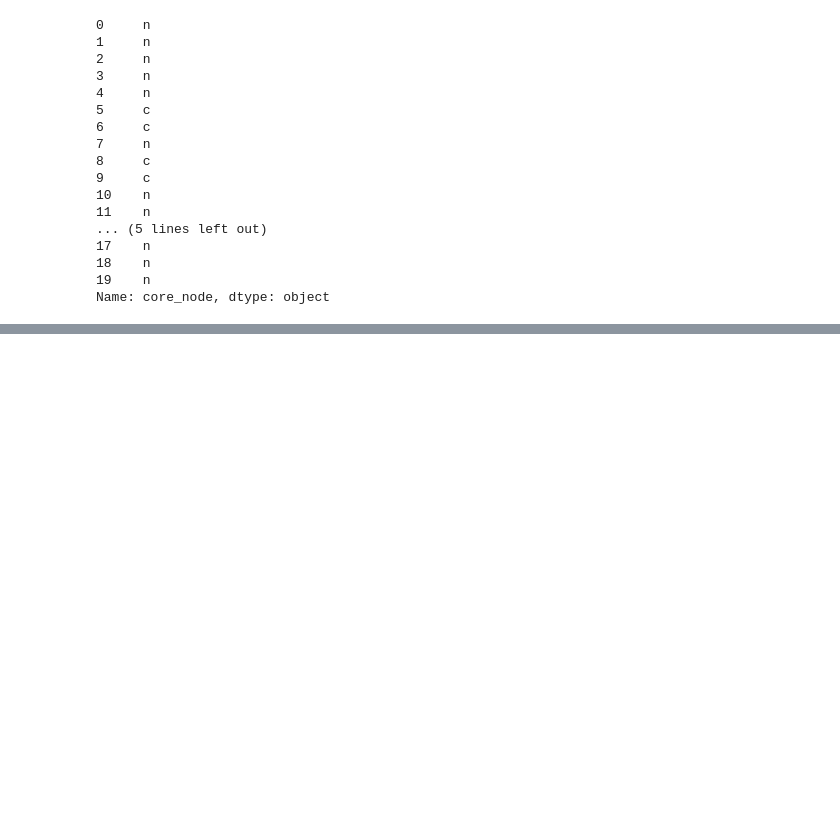
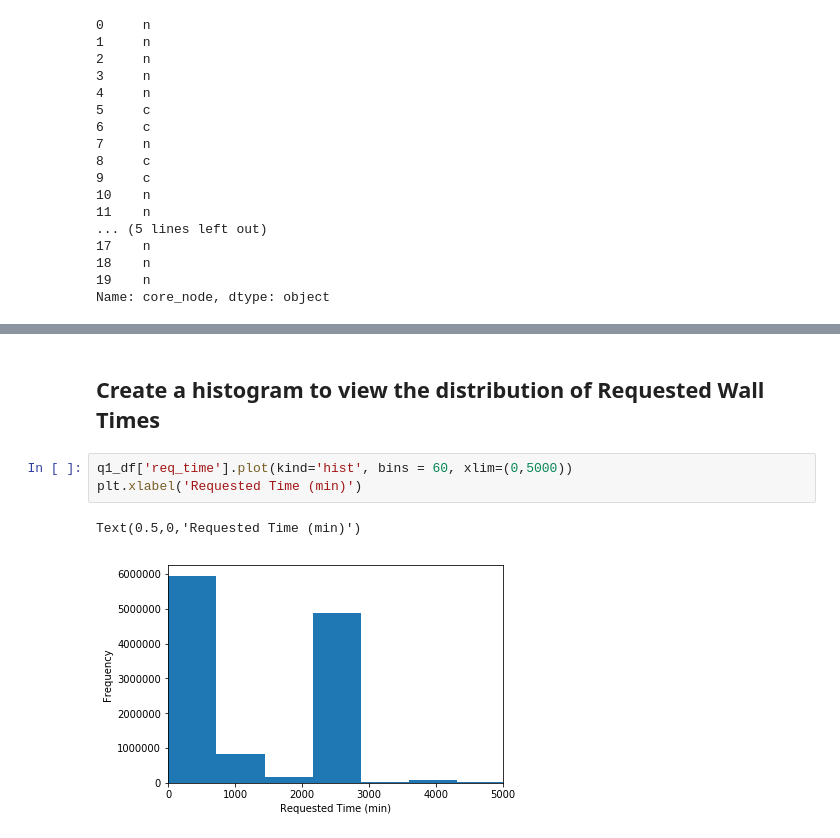
Before and after one commit to asidamo/Analysis-of-Job-Logs, a Jupyter notebook: DQ2_Andrew.ipynb, the cells around one changed output, grey strips where cells are left out. Drawn from its saved outputs; the diff is of its cells as text; blank space fills up the shorter version.

```diff
--- a/DQ2_Andrew.ipynb
+++ b/DQ2_Andrew.ipynb
@@ -432,0 +572,8 @@ Name: 11916731, dtype: object
+# %% [markdown]
+## Create a histogram to view the distribution of Requested Wall Times
+# %%
+q1_df['req_time'].plot(kind='hist', bins = 60, xlim=(0,5000))
+plt.xlabel('Requested Time (min)')
+# %% [output]
+Text(0.5,0,'Requested Time (min)')
+[figure, added]
```
Also changed, not shown: parts of 31 cells of this notebook.
